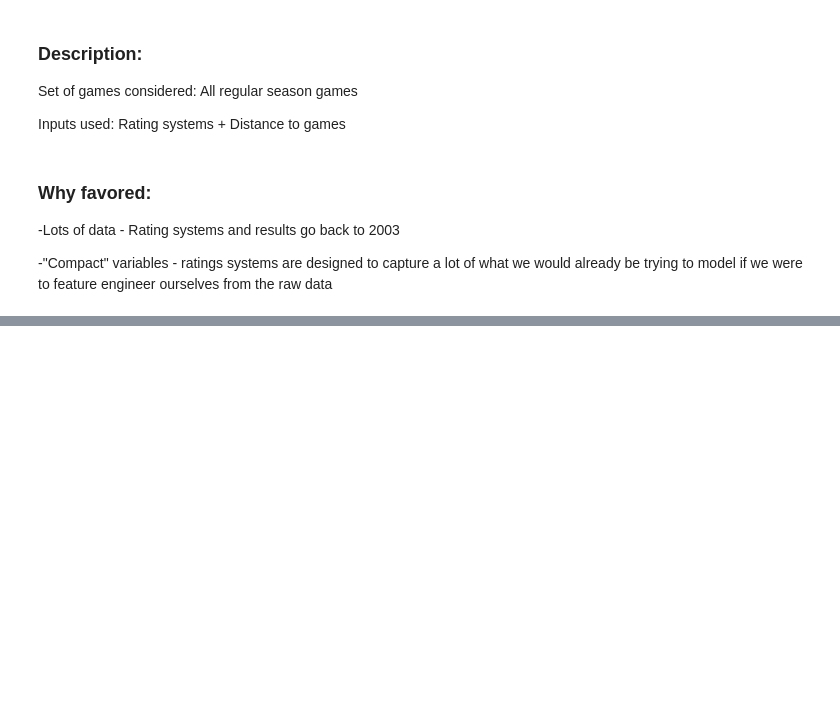
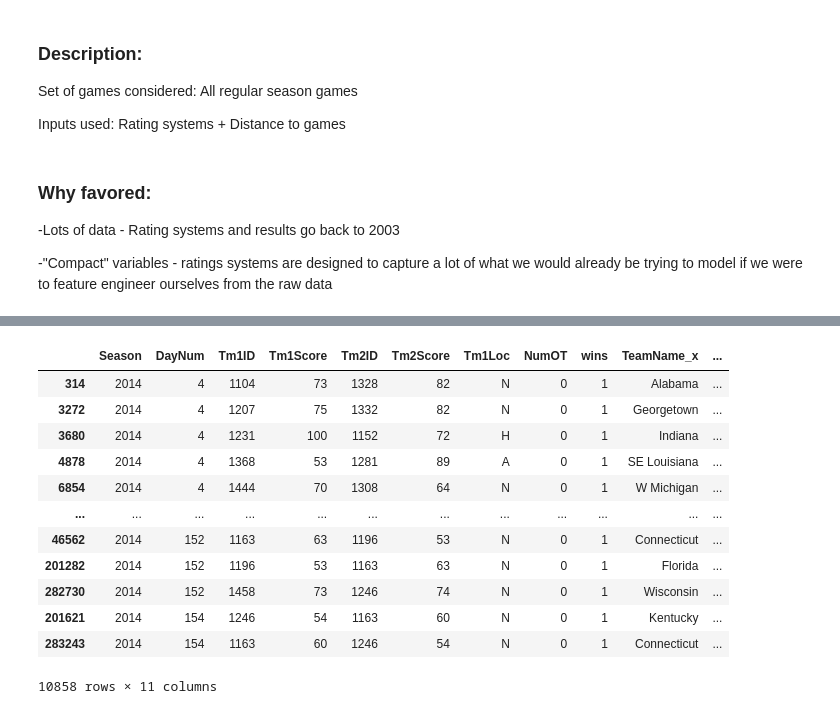
Before and after one commit to kevniu95/NCAA-Tournament-Modeler-Project, a Jupyter notebook: source/prediction_models/ml_helper.ipynb, the cells around one changed output, grey strips where cells are left out. Drawn from its saved outputs; the diff is of its cells as text; code cells hidden in the pictures; blank space fills up the shorter version.

```diff
--- a/source/prediction_models/ml_helper.ipynb
+++ b/source/prediction_models/ml_helper.ipynb
@@ -65,0 +511,16 @@ Rating systems + Distance to games
+# %%
+int1[int1['Season'] == 2014].sort_values(['Season','DayNum'])
+# %% [output]
+|  | Season | DayNum | Tm1ID | Tm1Score | Tm2ID | Tm2Score | Tm1Loc | NumOT | wins | TeamName_x | ... |
+| 314 | 2014 | 4 | 1104 | 73 | 1328 | 82 | N | 0 | 1 | Alabama | ... |
+| 3272 | 2014 | 4 | 1207 | 75 | 1332 | 82 | N | 0 | 1 | Georgetown | ... |
+| 3680 | 2014 | 4 | 1231 | 100 | 1152 | 72 | H | 0 | 1 | Indiana | ... |
+| 4878 | 2014 | 4 | 1368 | 53 | 1281 | 89 | A | 0 | 1 | SE Louisiana | ... |
+| 6854 | 2014 | 4 | 1444 | 70 | 1308 | 64 | N | 0 | 1 | W Michigan | ... |
+| ... | ... | ... | ... | ... | ... | ... | ... | ... | ... | ... | ... |
+| 46562 | 2014 | 152 | 1163 | 63 | 1196 | 53 | N | 0 | 1 | Connecticut | ... |
+| 201282 | 2014 | 152 | 1196 | 53 | 1163 | 63 | N | 0 | 1 | Florida | ... |
+| 282730 | 2014 | 152 | 1458 | 73 | 1246 | 74 | N | 0 | 1 | Wisconsin | ... |
+| 201621 | 2014 | 154 | 1246 | 54 | 1163 | 60 | N | 0 | 1 | Kentucky | ... |
+| 283243 | 2014 | 154 | 1163 | 60 | 1246 | 54 | N | 0 | 1 | Connecticut | ... |
+10858 rows × 11 columns
```
Also changed, not shown: parts of 34 cells of this notebook, 3 other files.
